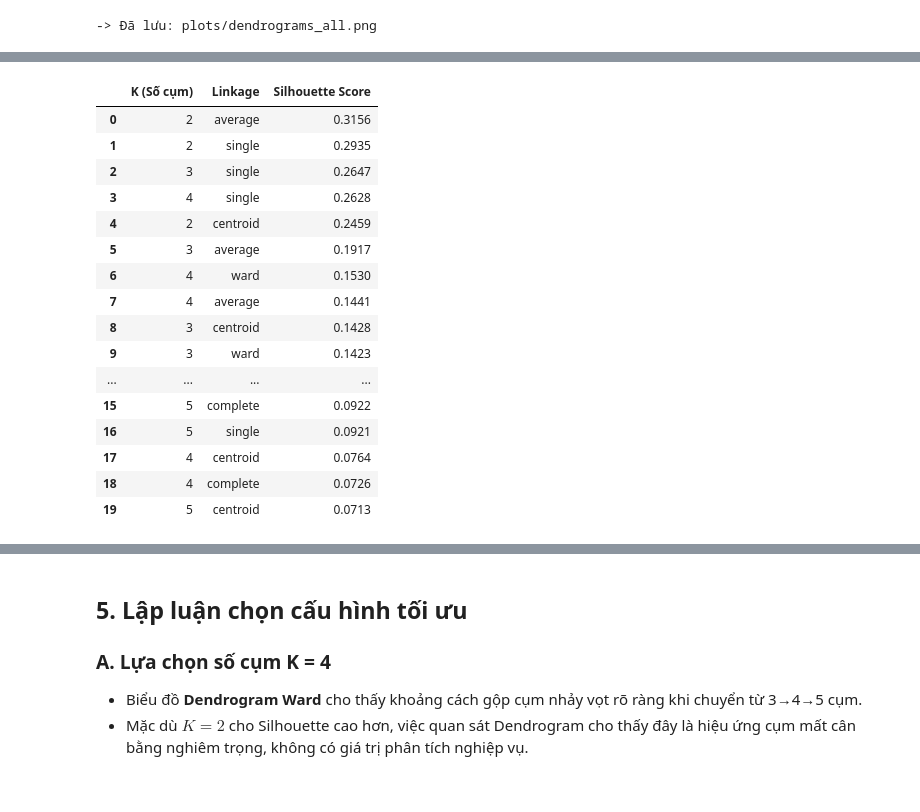
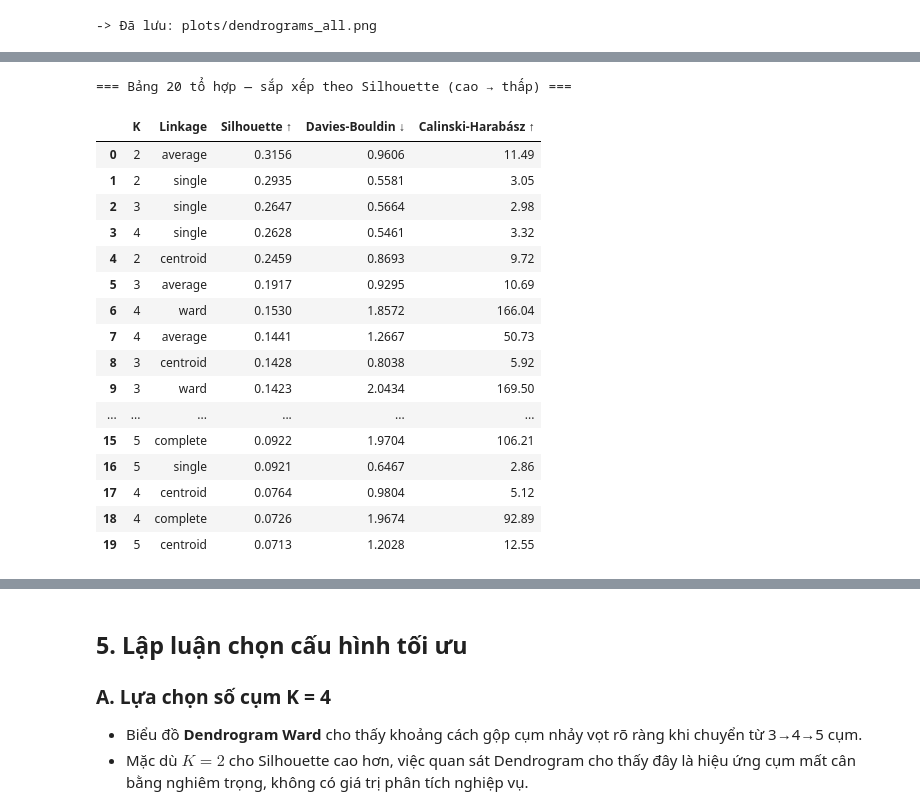
Before and after one commit to itsanhkhoi12/UTH-MACHINE-LEARNING-ASSIGNMENTS-GR02, a Jupyter notebook: practice_3/03-train-hierarchical-clustering.ipynb, the cells around one changed output, grey strips where cells are left out. Saved outputs shown, nothing was run; the diff lists cells and outputs as text; code cells hidden in the pictures.

```diff
--- a/practice_3/03-train-hierarchical-clustering.ipynb
+++ b/practice_3/03-train-hierarchical-clustering.ipynb
@@ -227,38 +236,47 @@ Sử dụng `scipy.cluster.hierarchy` để đảm bảo hỗ trợ đầy đủ
 # %%
-# Vòng lặp tính Silhouette cho 20 tổ hợp
+# Vòng lặp tính 3 chỉ số nội tại cho 20 tổ hợp K × Linkage
 results = []
 linkages = ['ward', 'centroid', 'complete', 'average', 'single']
 
 for k in range(2, 6):
     for linkage in linkages:
-        Z = sch.linkage(X_sample, method=linkage)
+        Z      = sch.linkage(X_sample, method=linkage)
         labels = fcluster(Z, k, criterion='maxclust')
-        score = silhouette_score(X_sample, labels)
+
+        sil = silhouette_score(X_sample, labels)
+        dbi = davies_bouldin_score(X_sample, labels)
+        ch  = calinski_harabasz_score(X_sample, labels)
+
         results.append({
-            'K (Số cụm)': k,
+            'K': k,
             'Linkage': linkage,
-            'Silhouette Score': round(score, 4)
+            'Silhouette ↑': round(sil, 4),
+            'Davies-Bouldin ↓': round(dbi, 4),
+            'Calinski-Harabász ↑': round(ch, 2)
         })
 
 df_scores = pd.DataFrame(results)
-df_scores_sorted = df_scores.sort_values('Silhouette Score', ascending=False).reset_index(drop=True)
-df_scores_sorted
+
+# Hiển thị bảng sắp xếp theo Silhouette giảm dần
+print("=== Bảng 20 tổ hợp — sắp xếp theo Silhouette (cao → thấp) ===")
+df_scores.sort_values('Silhouette ↑', ascending=False).reset_index(drop=True)
 # %% [output]
+=== Bảng 20 tổ hợp — sắp xếp theo Silhouette (cao → thấp) ===
-|  | K (Số cụm) | Linkage | Silhouette Score |
-| 0 | 2 | average | 0.3156 |
-| 1 | 2 | single | 0.2935 |
-| 2 | 3 | single | 0.2647 |
-| 3 | 4 | single | 0.2628 |
-| 4 | 2 | centroid | 0.2459 |
-| 5 | 3 | average | 0.1917 |
-| 6 | 4 | ward | 0.1530 |
-| 7 | 4 | average | 0.1441 |
-| 8 | 3 | centroid | 0.1428 |
-| 9 | 3 | ward | 0.1423 |
-| ... | ... | ... | ... |
-| 15 | 5 | complete | 0.0922 |
-| 16 | 5 | single | 0.0921 |
-| 17 | 4 | centroid | 0.0764 |
-| 18 | 4 | complete | 0.0726 |
-| 19 | 5 | centroid | 0.0713 |
+|  | K | Linkage | Silhouette ↑ | Davies-Bouldin ↓ | Calinski-Harabász ↑ |
+| 0 | 2 | average | 0.3156 | 0.9606 | 11.49 |
+| 1 | 2 | single | 0.2935 | 0.5581 | 3.05 |
+| 2 | 3 | single | 0.2647 | 0.5664 | 2.98 |
+| 3 | 4 | single | 0.2628 | 0.5461 | 3.32 |
+| 4 | 2 | centroid | 0.2459 | 0.8693 | 9.72 |
+| 5 | 3 | average | 0.1917 | 0.9295 | 10.69 |
+| 6 | 4 | ward | 0.1530 | 1.8572 | 166.04 |
+| 7 | 4 | average | 0.1441 | 1.2667 | 50.73 |
+| 8 | 3 | centroid | 0.1428 | 0.8038 | 5.92 |
+| 9 | 3 | ward | 0.1423 | 2.0434 | 169.50 |
+| ... | ... | ... | ... | ... | ... |
+| 15 | 5 | complete | 0.0922 | 1.9704 | 106.21 |
+| 16 | 5 | single | 0.0921 | 0.6467 | 2.86 |
+| 17 | 4 | centroid | 0.0764 | 0.9804 | 5.12 |
+| 18 | 4 | complete | 0.0726 | 1.9674 | 92.89 |
+| 19 | 5 | centroid | 0.0713 | 1.2028 | 12.55 |
 # %% [markdown]
```
Also changed, not shown: parts of 5 cells of this notebook.
